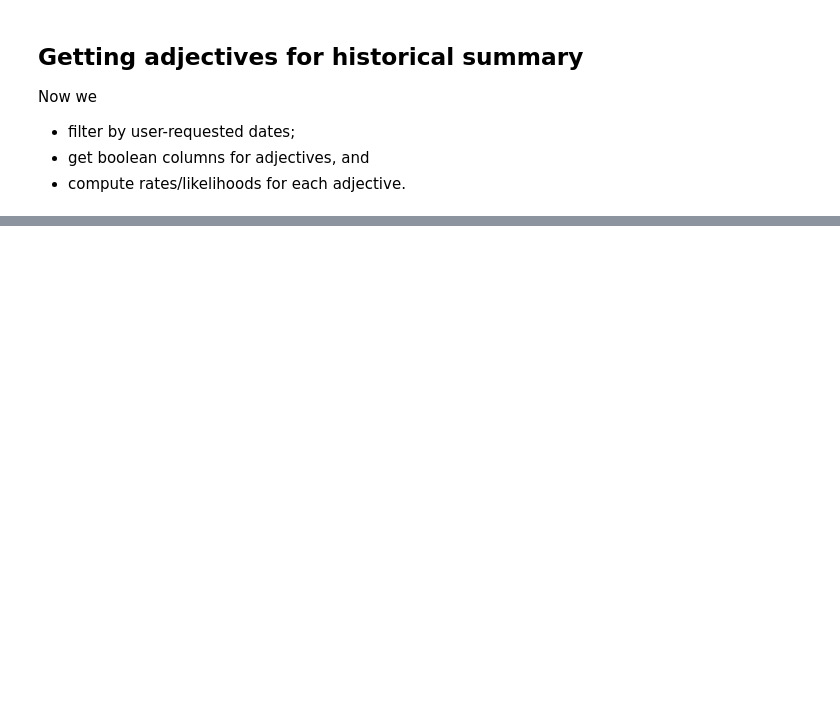
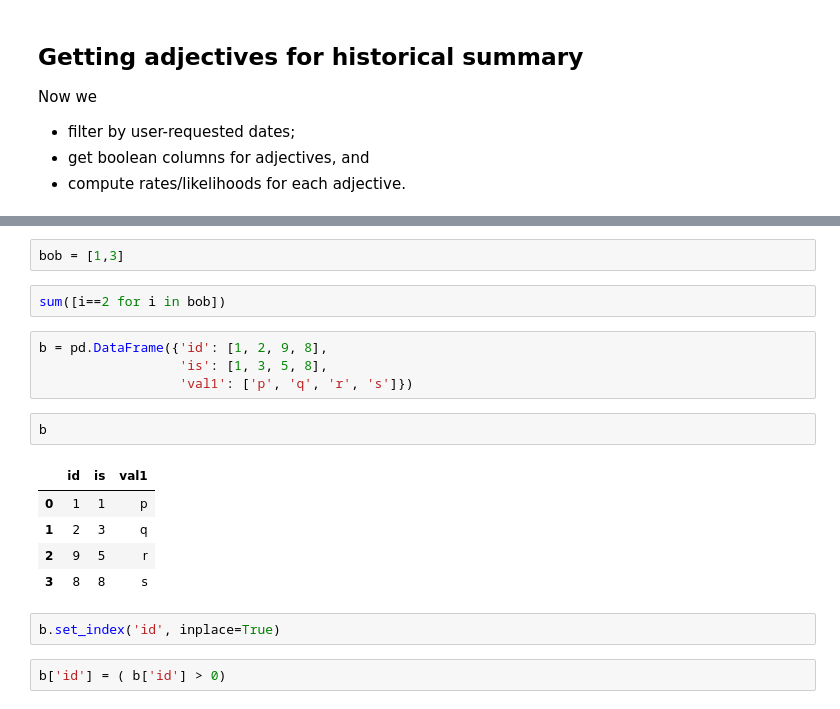
Before and after one commit to laurinalastella/Weather_Data_Analysis, a Jupyter notebook: Data_Cleaning/Alice_GetDataCLeanData.ipynb, the cells around one changed output, grey strips where cells are left out. Drawn from its saved outputs; the diff is of its cells as text; blank space fills up the shorter version.

```diff
--- a/Data_Cleaning/Alice_GetDataCLeanData.ipynb
+++ b/Data_Cleaning/Alice_GetDataCLeanData.ipynb
@@ -239,0 +324,20 @@ Now we
+# %%
+bob = [1,3]
+# %%
+sum([i==2 for i in bob])
+# %%
+b = pd.DataFrame({'id': [1, 2, 9, 8],
+                  'is': [1, 3, 5, 8],
+                  'val1': ['p', 'q', 'r', 's']})
+# %%
+b
+# %% [output]
+|  | id | is | val1 |
+| 0 | 1 | 1 | p |
+| 1 | 2 | 3 | q |
+| 2 | 9 | 5 | r |
+| 3 | 8 | 8 | s |
+# %%
+b.set_index('id', inplace=True)
+# %%
+b['id'] = ( b['id'] > 0)
```
Also changed, not shown: parts of 19 cells of this notebook.
